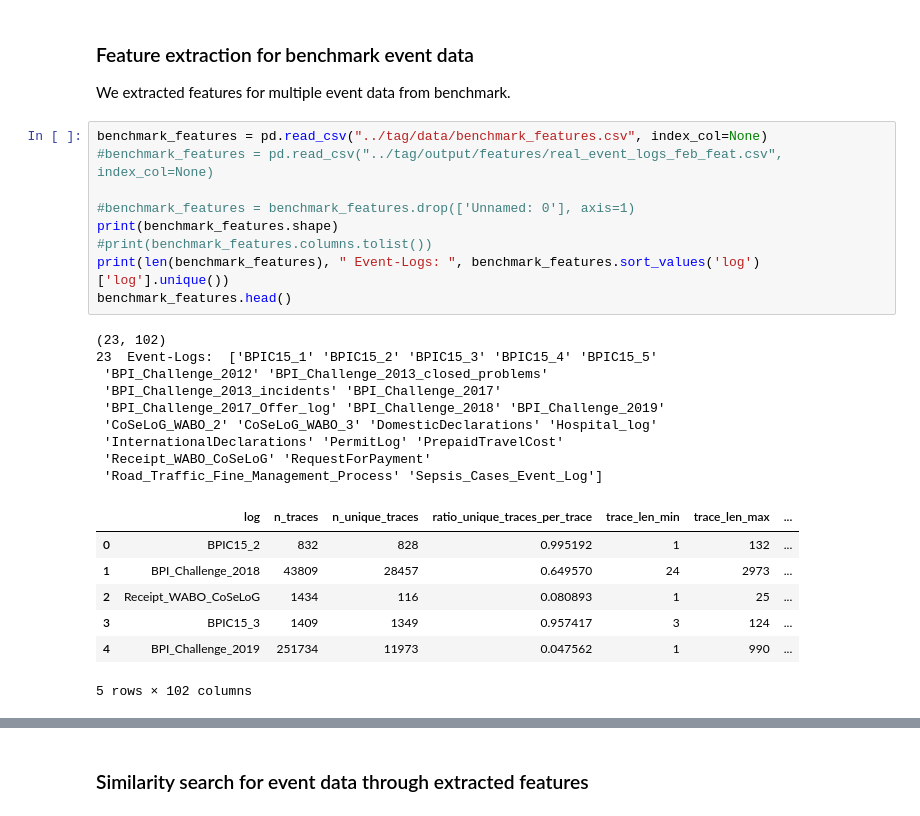
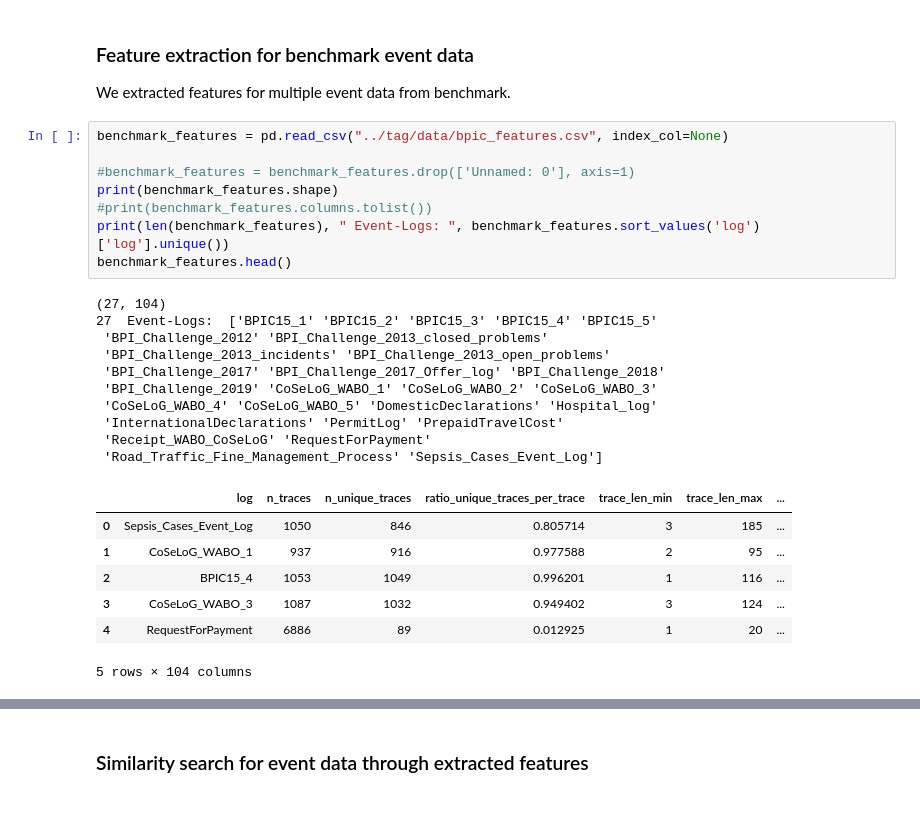
Before and after one commit to lmu-dbs/feeed, a Jupyter notebook: demo.ipynb, the cells around one changed output, grey strips where cells are left out. Saved outputs shown, nothing was run; the diff lists cells and outputs as text.

```diff
--- a/demo.ipynb
+++ b/demo.ipynb
@@ -73,31 +73,31 @@ SUCCESSFULLY: 8 features for Sepsis.xes took 0:00:02.615104 sec.
 ### Feature extraction for benchmark event data
 We extracted features for multiple event data from benchmark.
 # %%
-benchmark_features = pd.read_csv("../tag/data/benchmark_features.csv", index_col=None)
-#benchmark_features = pd.read_csv("../tag/output/features/real_event_logs_feb_feat.csv", index_col=None)
+benchmark_features = pd.read_csv("../tag/data/bpic_features.csv", index_col=None)
 
 #benchmark_features = benchmark_features.drop(['Unnamed: 0'], axis=1)
 print(benchmark_features.shape)
 #print(benchmark_features.columns.tolist())
 print(len(benchmark_features), " Event-Logs: ", benchmark_features.sort_values('log')['log'].unique())
 benchmark_features.head()
 # %% [output]
-(23, 102)
-23  Event-Logs:  ['BPIC15_1' 'BPIC15_2' 'BPIC15_3' 'BPIC15_4' 'BPIC15_5'
+(27, 104)
+27  Event-Logs:  ['BPIC15_1' 'BPIC15_2' 'BPIC15_3' 'BPIC15_4' 'BPIC15_5'
  'BPI_Challenge_2012' 'BPI_Challenge_2013_closed_problems'
- 'BPI_Challenge_2013_incidents' 'BPI_Challenge_2017'
- 'BPI_Challenge_2017_Offer_log' 'BPI_Challenge_2018' 'BPI_Challenge_2019'
- 'CoSeLoG_WABO_2' 'CoSeLoG_WABO_3' 'DomesticDeclarations' 'Hospital_log'
+ 'BPI_Challenge_2013_incidents' 'BPI_Challenge_2013_open_problems'
+ 'BPI_Challenge_2017' 'BPI_Challenge_2017_Offer_log' 'BPI_Challenge_2018'
+ 'BPI_Challenge_2019' 'CoSeLoG_WABO_1' 'CoSeLoG_WABO_2' 'CoSeLoG_WABO_3'
+ 'CoSeLoG_WABO_4' 'CoSeLoG_WABO_5' 'DomesticDeclarations' 'Hospital_log'
  'InternationalDeclarations' 'PermitLog' 'PrepaidTravelCost'
  'Receipt_WABO_CoSeLoG' 'RequestForPayment'
  'Road_Traffic_Fine_Management_Process' 'Sepsis_Cases_Event_Log']
 |  | log | n_traces | n_unique_traces | ratio_unique_traces_per_trace | trace_len_min | trace_len_max | ... |
-| 0 | BPIC15_2 | 832 | 828 | 0.995192 | 1 | 132 | ... |
-| 1 | BPI_Challenge_2018 | 43809 | 28457 | 0.649570 | 24 | 2973 | ... |
-| 2 | Receipt_WABO_CoSeLoG | 1434 | 116 | 0.080893 | 1 | 25 | ... |
-| 3 | BPIC15_3 | 1409 | 1349 | 0.957417 | 3 | 124 | ... |
-| 4 | BPI_Challenge_2019 | 251734 | 11973 | 0.047562 | 1 | 990 | ... |
+| 0 | Sepsis_Cases_Event_Log | 1050 | 846 | 0.805714 | 3 | 185 | ... |
+| 1 | CoSeLoG_WABO_1 | 937 | 916 | 0.977588 | 2 | 95 | ... |
+| 2 | BPIC15_4 | 1053 | 1049 | 0.996201 | 1 | 116 | ... |
+| 3 | CoSeLoG_WABO_3 | 1087 | 1032 | 0.949402 | 3 | 124 | ... |
+| 4 | RequestForPayment | 6886 | 89 | 0.012925 | 1 | 20 | ... |
-5 rows × 102 columns
+5 rows × 104 columns
 # %%
 import pandas as pd
 import os
```
Also changed, not shown: parts of 7 cells of this notebook.
